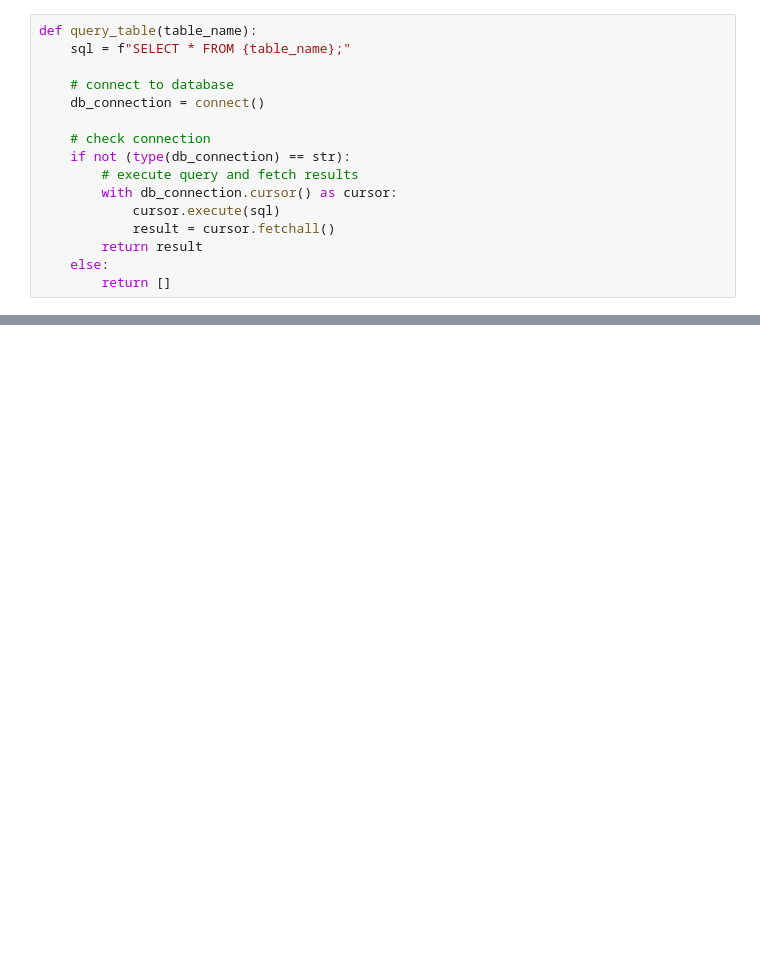
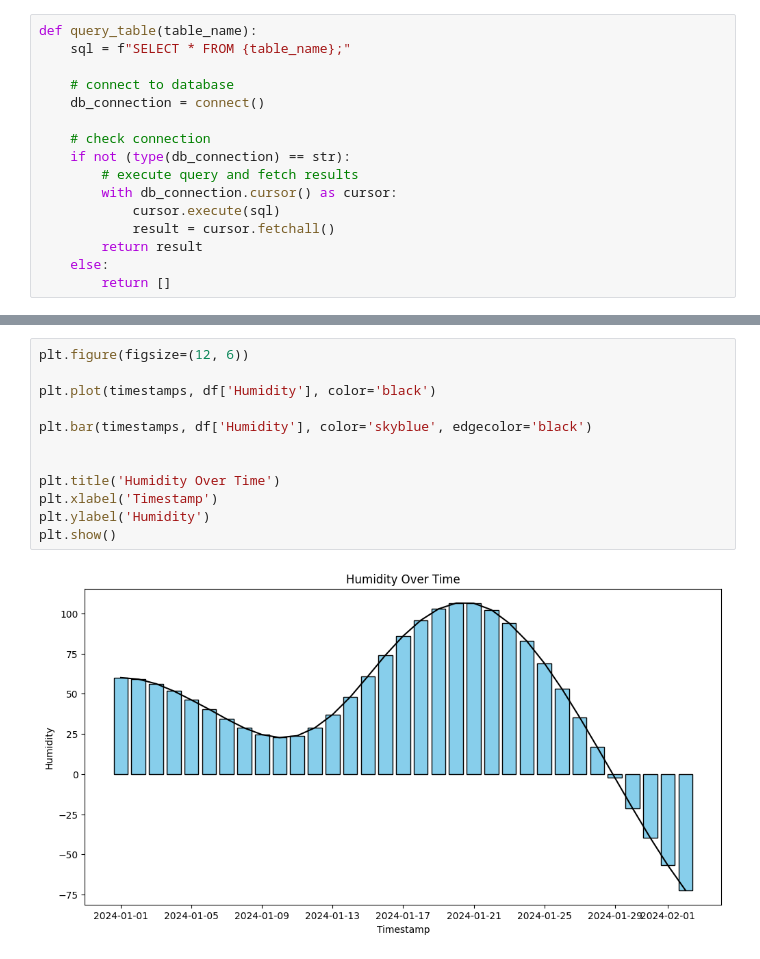
Before and after one commit to Gressling/cheminf-EDU, a Jupyter notebook: machineLearning/chemical_sensors_monitoring/Sensor_DB_Access.ipynb, the cells around one changed output, grey strips where cells are left out. Drawn from its saved outputs; the diff is of its cells as text; blank space fills up the shorter version.

```diff
--- a/machineLearning/chemical_sensors_monitoring/Sensor_DB_Access.ipynb
+++ b/machineLearning/chemical_sensors_monitoring/Sensor_DB_Access.ipynb
@@ -84,0 +161,14 @@ for row in results:
+# %%
+plt.figure(figsize=(12, 6))
+
+plt.plot(timestamps, df['Humidity'], color='black')
+
+plt.bar(timestamps, df['Humidity'], color='skyblue', edgecolor='black')
+
+
+plt.title('Humidity Over Time')
+plt.xlabel('Timestamp')
+plt.ylabel('Humidity')
+plt.show()
+# %% [output]
+[figure, added]
```
Also changed, not shown: parts of 10 cells of this notebook.
